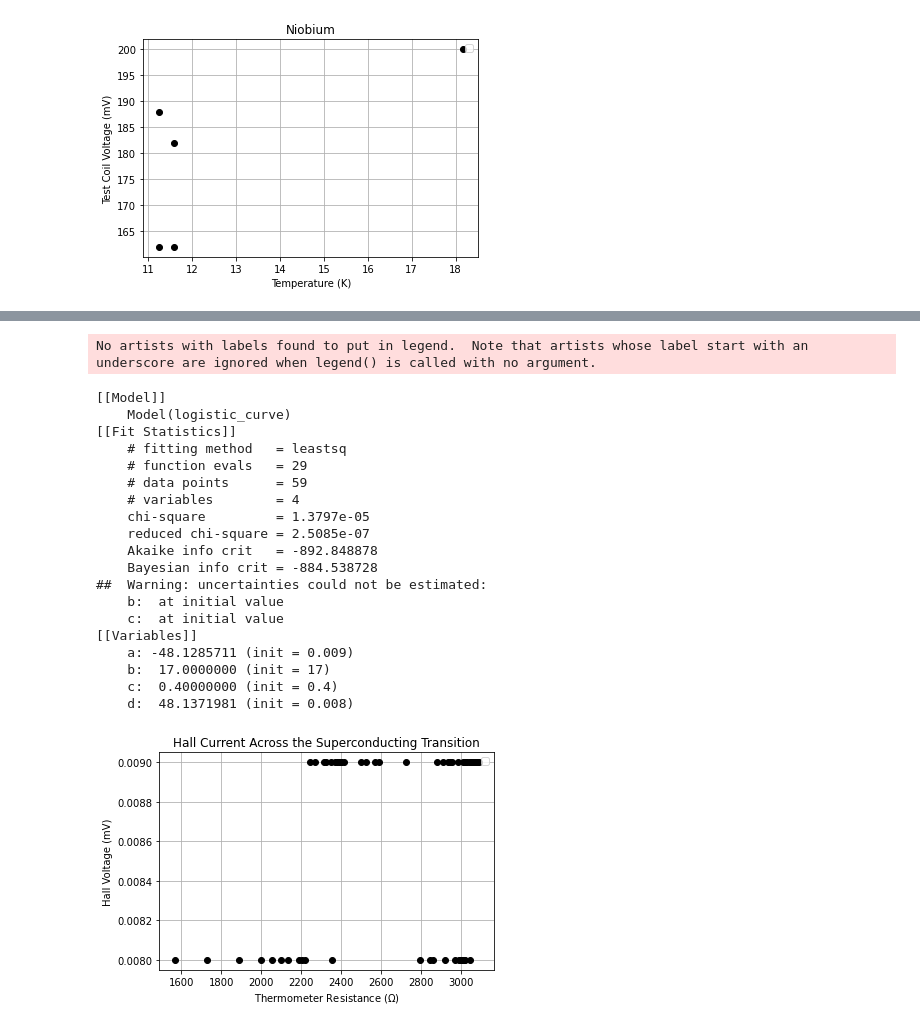
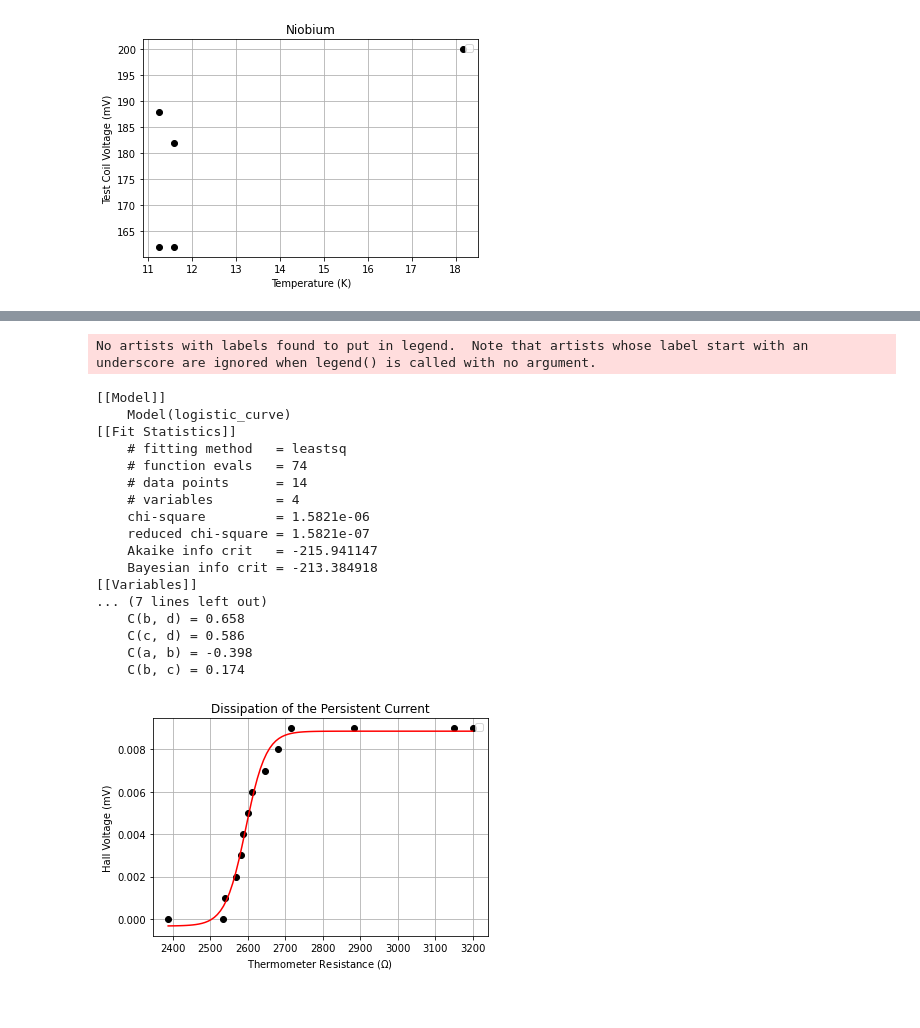
Before and after one commit to ellisonscheuller/8.14, a Jupyter notebook: superconductivity_code.ipynb, the cells around one changed output, grey strips where cells are left out. Drawn from its saved outputs; the diff is of its cells as text; code cells hidden in the pictures.

```diff
--- a/superconductivity_code.ipynb
+++ b/superconductivity_code.ipynb
@@ -526,7 +910,7 @@ def plot_csv_and_fit_logistic_curve(csv_file_path):
 
     # Plotting the original data
     plt.plot(x_values, y_values, marker='o', linestyle='', color = 'black')
-    plt.title('Vanadium Heating Cycle')
+    plt.title('Lead with Magnetic Field Applied')
     plt.xlabel('Temperature (K)')
     plt.ylabel('Test Coil Voltage (mV)')
     plt.grid(True)
@@ -539,7 +923,7 @@ def plot_csv_and_fit_logistic_curve(csv_file_path):
     model = Model(logistic_curve)
 
     # Set initial parameter values
-    params = model.make_params(a=max(y_values), b=4, c=0.01, d=min(y_values))
+    params = model.make_params(a=max(y_values), b=17, c=0.4, d=min(y_values))
 
     # Fit the model to the data
     result = model.fit(y_values, params, x=x_values, method='leastsq')
@@ -552,10 +936,23 @@ def plot_csv_and_fit_logistic_curve(csv_file_path):
     y_fit = result.eval(x=x_fit)
     plt.plot(x_fit, y_fit, color='red')
 
+     # Retrieve the residuals
+    residuals = result.residual
+
+    # Calculate the standard deviation of residuals
+    std_residuals = np.std(residuals)
+
+    # Add error bars to the original data centered on the data points
+    plt.errorbar(x_values, y_values, yerr=std_residuals, fmt='none', color='black', capsize=3)
+
+    plt.axvline(x=31.3991095, color='red', linestyle='--', label=f'Transition Temperature (31.40K)')  # Draw vertical dashed line at the average voltage
+
+
+
     plt.legend()
     plt.show()
 
 # Replace 'temp_data_2_15.csv' with the path to your CSV file
-csv_file_path = 'cooling_van_data.csv'
+csv_file_path = 'lead_tc_data.csv'
 plot_csv_and_fit_logistic_curve(csv_file_path)
 # %% [output]
@@ -917,4 +1120,5 @@ No artists with labels found to put in legend.  Note that artists whose label st
 # %%
+
 def plot_csv_and_fit_logistic_curve(csv_file_path):
     x_values = []
     y_values = []
@@ -926,60 +1130,61 @@ def plot_csv_and_fit_logistic_curve(csv_file_path):
             x_values.append(float(row['x']))
             y_values.append(float(row['y']))
 
+    # Normalize y-values between 0 and 1
+    # y_values_normalized = (np.array(y_values) - min(y_values)) / (max(y_values) - min(y_values))
+
     # Plotting the original data
-    plt.plot(x_values, y_values, marker='o', linestyle='', color = 'black')
-    plt.title('Hall Current Across the Superconducting Transition')
+    plt.plot(x_values, y_values, marker='o', linestyle='', color='black')
+    plt.title('Dissipation of the Persistent Current')
     plt.xlabel('Thermometer Resistance ($\Omega$)')
     plt.ylabel('Hall Voltage (mV)')
     plt.grid(True)
 
     # Define the logistic curve model function
     def logistic_curve(x, a, b, c, d):
         return a / (1 + np.exp(-c * (x - b))) + d
 
     # Create a lmfit model using the logistic curve function
     model = Model(logistic_curve)
 
     # Set initial parameter values
-    params = model.make_params(a=max(y_values), b=17, c=0.4, d=min(y_values))
+    params = model.make_params(a=1, b=2550, c=0.1, d=0)
 
     # Fit the model to the data
     result = model.fit(y_values, params, x=x_values, method='leastsq')
 
     # Print fitting results
     print(result.fit_report())
 
     # Plot the fitted logistic curve
-    # x_fit = np.linspace(min(x_values), max(x_values), 100)
-    # y_fit = result.eval(x=x_fit)
-    # plt.plot(x_fit, y_fit, color='red')
+    x_fit = np.linspace(min(x_values), max(x_values), 100)
+    y_fit = result.eval(x=x_fit)
+    plt.plot(x_fit, y_fit, color='red')
 
     plt.legend()
     plt.show()
 
-# Replace 'temp_data_2_15.csv' with the path to your CSV file
-csv_file_path = 'heating_cycle_probe_2.csv'
+# Replace 'heating_cycle_probe_2.csv' with the path to your CSV file
+csv_file_path = 'heating_cycle_act.csv'
 plot_csv_and_fit_logistic_curve(csv_file_path)
 # %% [output]
 No artists with labels found to put in legend.  Note that artists whose label start with an underscore are ignored when legend() is called with no argument.
 [[Model]]
     Model(logistic_curve)
 [[Fit Statistics]]
     # fitting method   = leastsq
-    # function evals   = 29
-    # data points      = 59
+    # function evals   = 74
+    # data points      = 14
     # variables        = 4
-    chi-square         = 1.3797e-05
-    reduced chi-square = 2.5085e-07
-    Akaike info crit   = -892.848878
-    Bayesian info crit = -884.538728
-##  Warning: uncertainties could not be estimated:
-    b:  at initial value
-    c:  at initial value
+    chi-square         = 1.5821e-06
+    reduced chi-square = 1.5821e-07
+    Akaike info crit   = -215.941147
+    Bayesian info crit = -213.384918
 [[Variables]]
-    a: -48.1285711 (init = 0.009)
-    b:  17.0000000 (init = 17)
-    c:  0.40000000 (init = 0.4)
-    d:  48.1371981 (init = 0.008)
+... (7 lines left out)
+    C(b, d) = 0.658
+    C(c, d) = 0.586
+    C(a, b) = -0.398
+    C(b, c) = 0.174
-[figure, old version]
+[figure, new version]
 # %%
```
Also changed, not shown: parts of 37 cells of this notebook.
